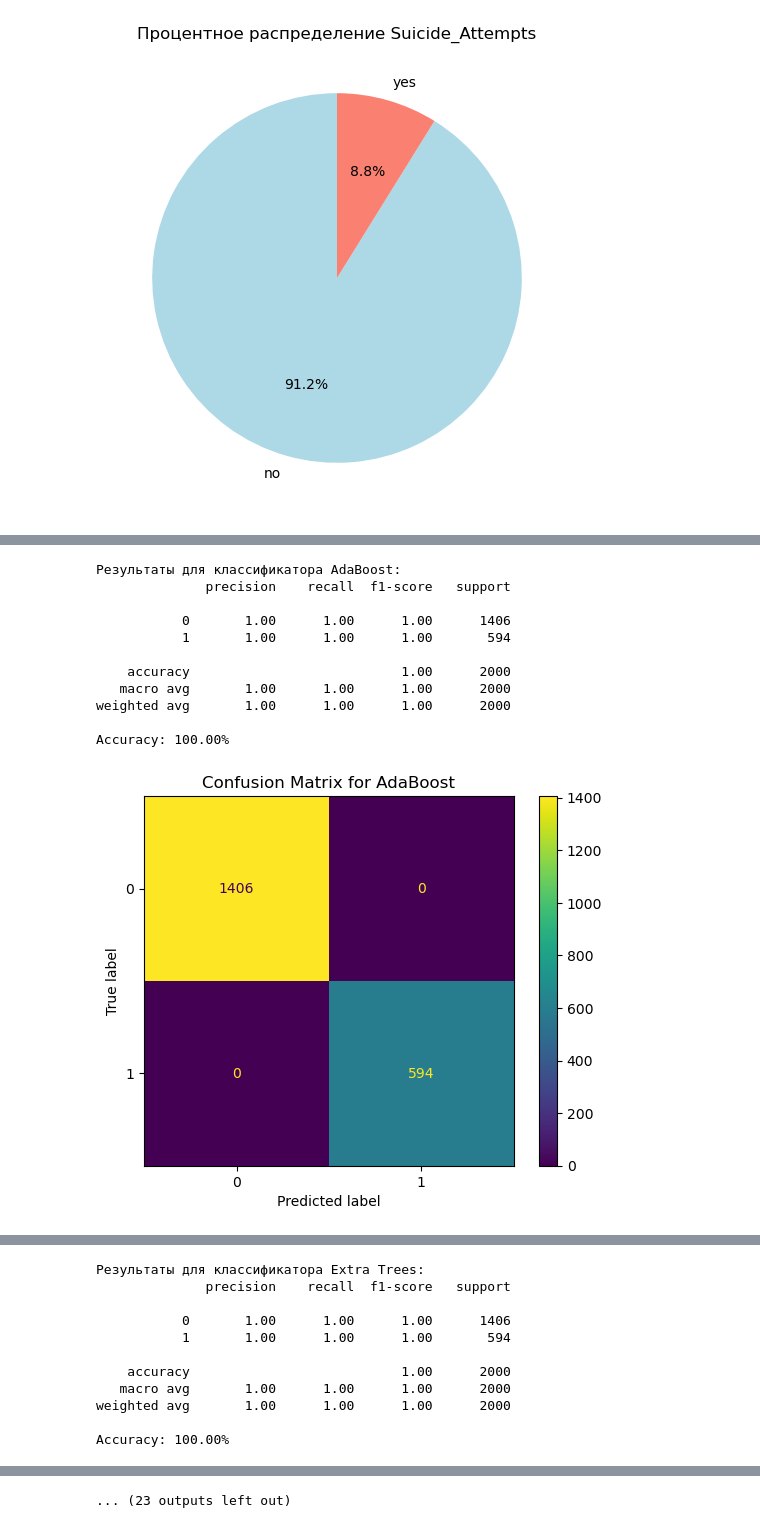
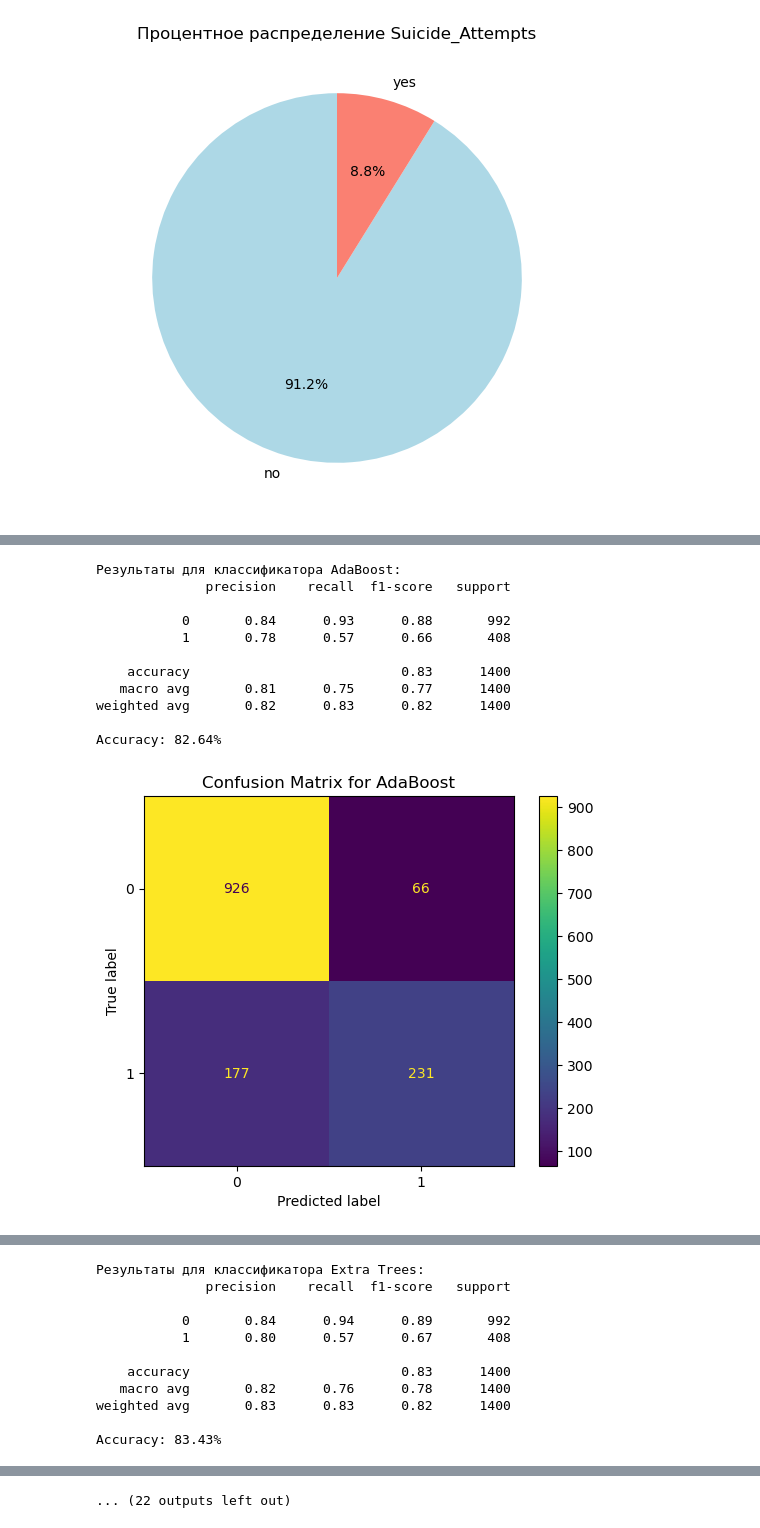
Before and after one commit to YanaTsemirhaliyeva/schizophrenia_predict, a Jupyter notebook: notebook.ipynb, the cells around one changed output, grey strips where cells are left out. Cells and saved outputs as stored; diff of their text form; code cells hidden in the pictures.

```diff
--- a/notebook.ipynb
+++ b/notebook.ipynb
@@ -137,6 +139,6 @@ analyzer.correlation_analysis()
 # %% [output]
 [figure]
 # %%
-loader.data.drop(columns=['Stress_Factors', 'Social_Support', 'Gender', 'Martial_Statuts', 'Occupation', 'Live_Area', 'Age', 'Education_Level', 'Income_level'], inplace=True)
-analyzer = DataAnalyzer(loader.data)
-analyzer.correlation_analysis()
+# loader.data.drop(columns=['Stress_Factors', 'Social_Support', 'Gender', 'Martial_Statuts', 'Occupation', 'Live_Area', 'Age', 'Education_Level', 'Income_level'], inplace=True)
+# analyzer = DataAnalyzer(loader.data)
+# analyzer.correlation_analysis()
@@ -184,0 +440,10 @@ evaluator = ClassifierEvaluator(X, y)
+# %%
+from sklearn.linear_model import LogisticRegression
+
+log_reg = LogisticRegression(random_state=42, class_weight='balanced')
+log_reg.fit(X_train, y_train)
+y_pred = log_reg.predict(X_test)
+y_pred_proba = log_reg.predict_proba(X_test)[:, 1]
+
+roc_auc = roc_auc_score(y_test, y_pred_proba)
+print(f"ROC-AUC для логистической регрессии: {roc_auc:.4f}")
@@ -184,0 +493,18 @@ evaluator = ClassifierEvaluator(X, y)
+# %%
+from sklearn.ensemble import GradientBoostingClassifier
+
+X_filtered = X_noisy.drop(columns=['Positive_Symptoms_Score', 'Negative_Symptoms_Score', 'Global_Assessment_of_Functioning_Score'])
+y_filtered = y.iloc[X_filtered.index]
+
+
+print(f"Размеры X_filtered: {X_filtered.shape}")
+print(f"Размеры y_filtered: {y_filtered.shape}")
+# Обучение модели с оставшимися признаками
+# Создание модели
+model = GradientBoostingClassifier(random_state=42)
+
+# Кросс-валидация
+scores = cross_val_score(model, X_filtered, y_filtered, cv=5, scoring='roc_auc')
+
+# Вывод результата
+print(f"Средний ROC-AUC на кросс-валидации (без подозрительных признаков): {np.mean(scores):.4f}")
@@ -197,19 +550,22 @@ from xgboost import XGBClassifier
 from lightgbm import LGBMClassifier
 from catboost import CatBoostClassifier
 
+# Создание объекта для оценки моделей
+evaluator = ClassifierEvaluator(X_filtered, y_filtered)
+
 # Оценка отдельных классификаторов
 classifiers = [
-    ("Gradient Boosting", GradientBoostingClassifier()),                  # Классификатор градиентного бустинга
+    ("Gradient Boosting", GradientBoostingClassifier(n_estimators=145, max_depth=7, learning_rate=0.0529147789997509)),# Классификатор градиентного бустинга
     ("CatBoost", CatBoostClassifier(verbose=0)),                         # Классификатор CatBoost
     ("AdaBoost", AdaBoostClassifier()),                                  # Классификатор Ada Boost
     ("Extra Trees", ExtraTreesClassifier()),                             # Классификатор Extra Trees
-    ("Quadratic Discriminant Analysis", QuadraticDiscriminantAnalysis()), # Квадратичный дискриминантный анализ
+    ("Quadratic Discriminant Analysis", QuadraticDiscriminantAnalysis()),# Квадратичный дискриминантный анализ
     ("LightGBM", LGBMClassifier()),                                      # Light Gradient Boosting Machine
     ("K Neighbors", KNeighborsClassifier()),                             # Классификатор K Neighbors
     ("Decision Tree", DecisionTreeClassifier()),                         # Классификатор дерева решений
     ("XGBoost", XGBClassifier(use_label_encoder=False, eval_metric="logloss")), # Экстремальный градиентный бустинг
-    ("Dummy", DummyClassifier(strategy="most_frequent")),                # Фиктивный классификатор
-    ("SVM (Linear Kernel)", SVC(kernel="linear"))                        # SVM с линейным ядром
+    ("Dummy", DummyClassifier(strategy="stratified")),                   # Фиктивный классификатор
+    ("SVM (Linear Kernel)", SVC(kernel="linear", class_weight="balanced")) # SVM с линейным ядром
 ]
 
 evaluator.evaluate(classifiers)
@@ -247,12 +603,12 @@ Accuracy: 100.00%
 Результаты для классификатора AdaBoost:
               precision    recall  f1-score   support
 
-           0       1.00      1.00      1.00      1406
-           1       1.00      1.00      1.00       594
+           0       0.84      0.93      0.88       992
+           1       0.78      0.57      0.66       408
 
-    accuracy                           1.00      2000
-   macro avg       1.00      1.00      1.00      2000
-weighted avg       1.00      1.00      1.00      2000
+    accuracy                           0.83      1400
+   macro avg       0.81      0.75      0.77      1400
+weighted avg       0.82      0.83      0.82      1400
 
-Accuracy: 100.00%
+Accuracy: 82.64%
-[figure, old version]
+[figure, new version]
@@ -261,11 +617,11 @@ Accuracy: 100.00%
 Результаты для классификатора Extra Trees:
               precision    recall  f1-score   support
 
-           0       1.00      1.00      1.00      1406
-           1       1.00      1.00      1.00       594
+           0       0.84      0.94      0.89       992
+           1       0.80      0.57      0.67       408
 
-    accuracy                           1.00      2000
-   macro avg       1.00      1.00      1.00      2000
-weighted avg       1.00      1.00      1.00      2000
+    accuracy                           0.83      1400
+   macro avg       0.82      0.76      0.78      1400
+weighted avg       0.83      0.83      0.82      1400
 
-Accuracy: 100.00%
+Accuracy: 83.43%
@@ -273,4 +629,4 @@ Accuracy: 100.00%
-... (23 outputs left out)
+... (22 outputs left out)
 # %%
 from sklearn.ensemble import GradientBoostingClassifier, VotingClassifier, StackingClassifier
 
```
Also changed, not shown: parts of 28 cells of this notebook, 13 other files.
